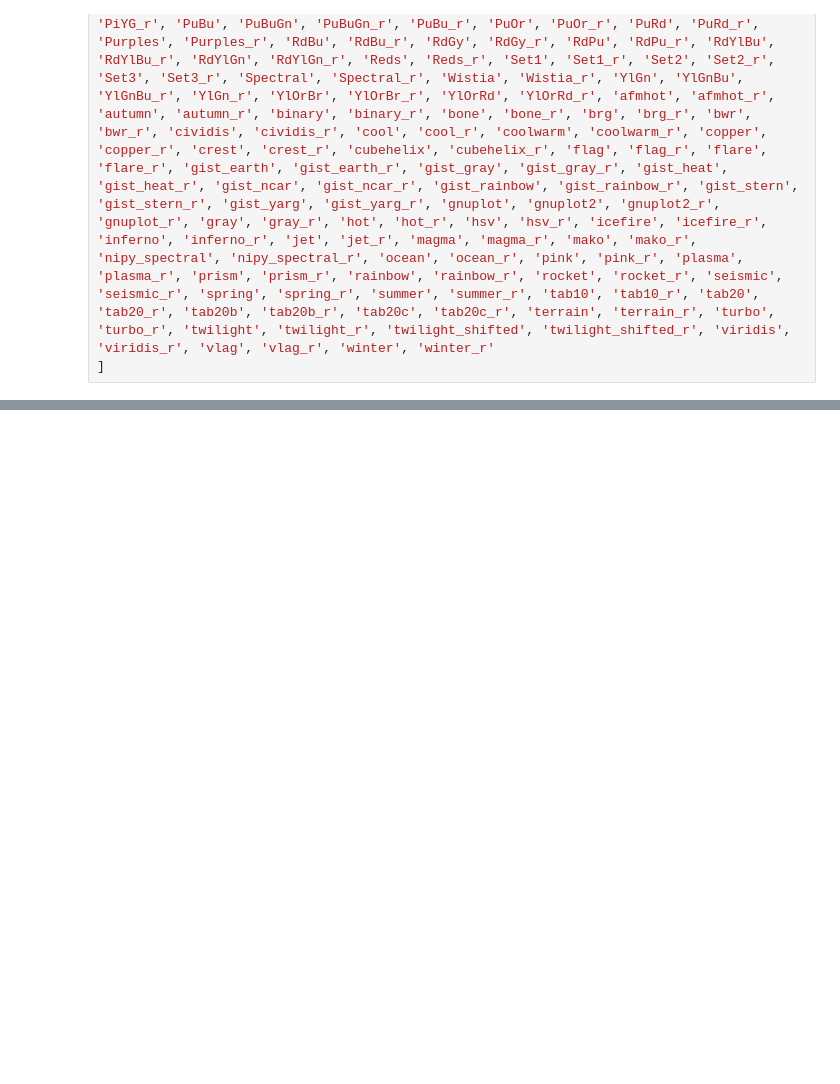
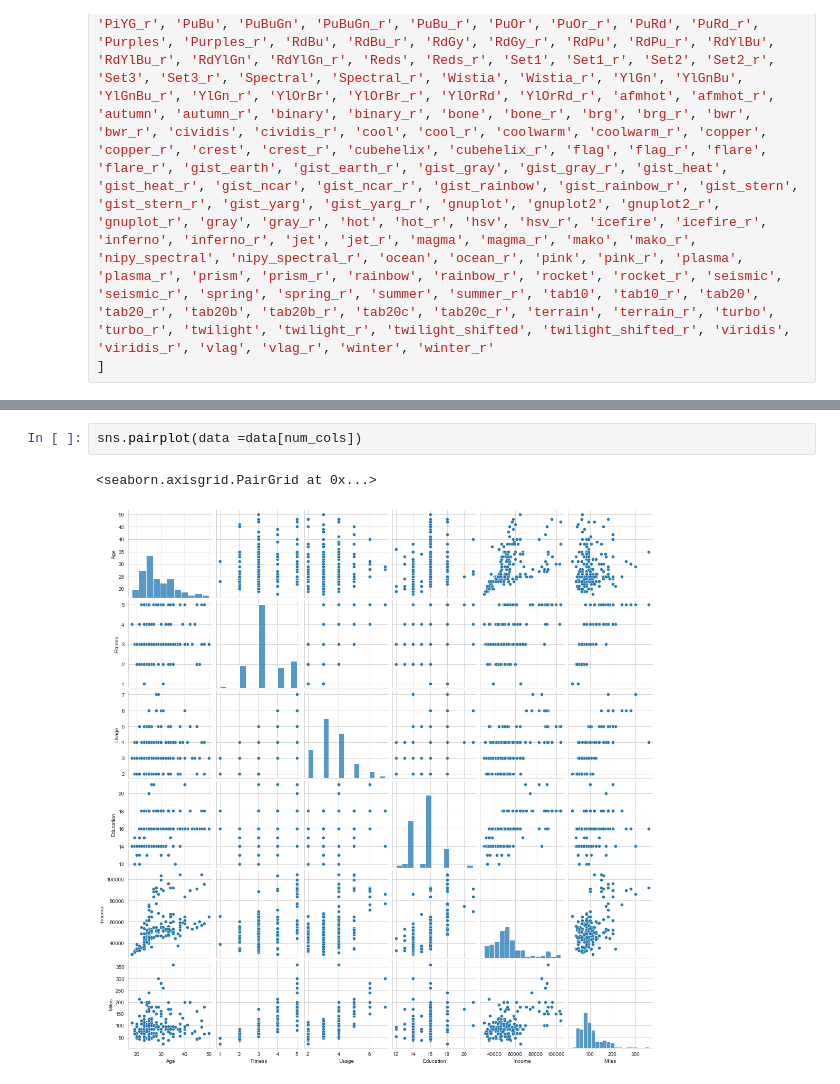
Before and after one commit to Kashika-agrawal02/jecrc_cs_sep22, a Jupyter notebook: day_19_treadmill_user.ipynb, the cells around one changed output, grey strips where cells are left out. Drawn from its saved outputs; the diff is of its cells as text; blank space fills up the shorter version.

```diff
--- a/day_19_treadmill_user.ipynb
+++ b/day_19_treadmill_user.ipynb
@@ -125,0 +215,5 @@ for col in num_cols:
+# %%
+sns.pairplot(data =data[num_cols])
+# %% [output]
+<seaborn.axisgrid.PairGrid at 0x...>
+[figure, added]
```
Also changed, not shown: parts of 17 cells of this notebook, 35 other files.
